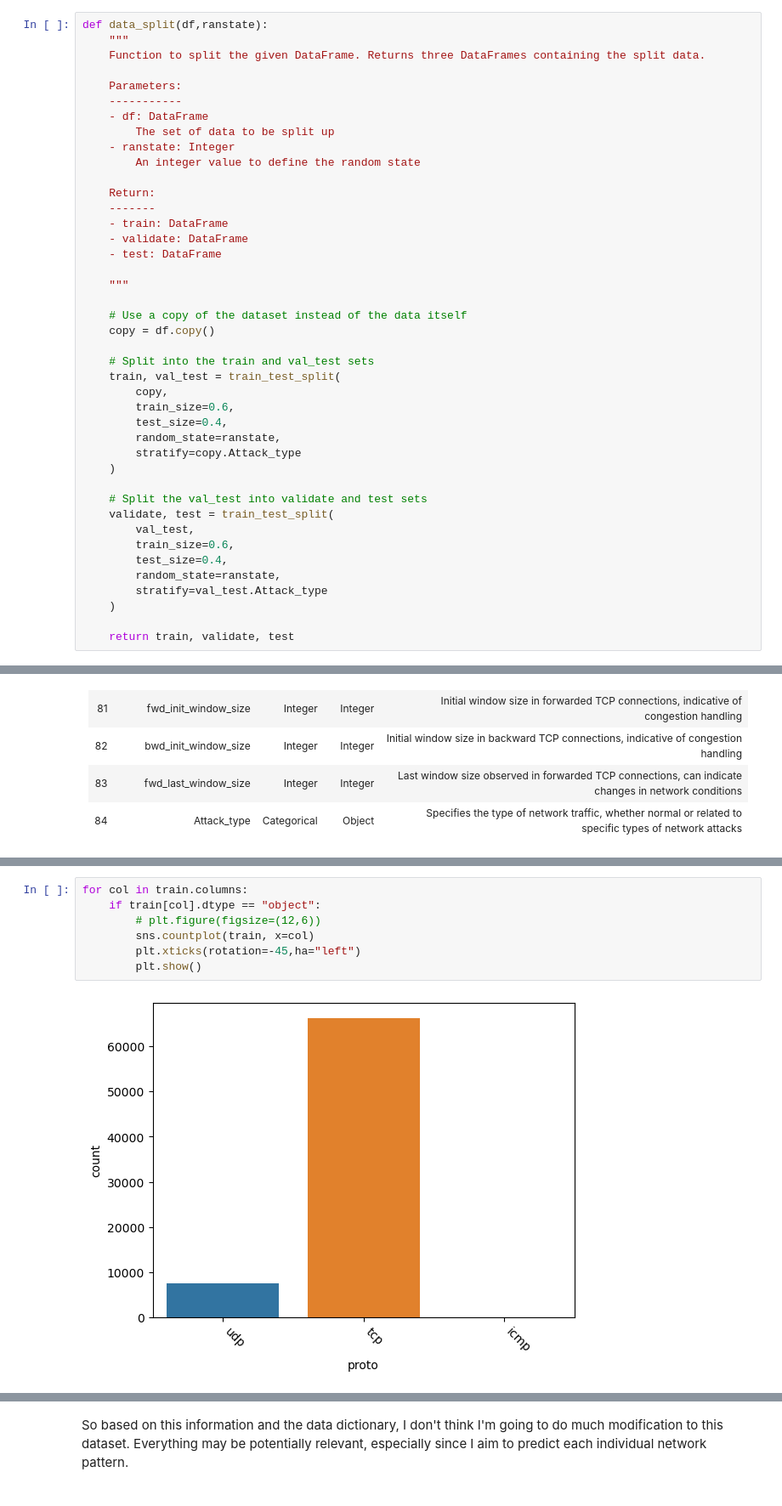
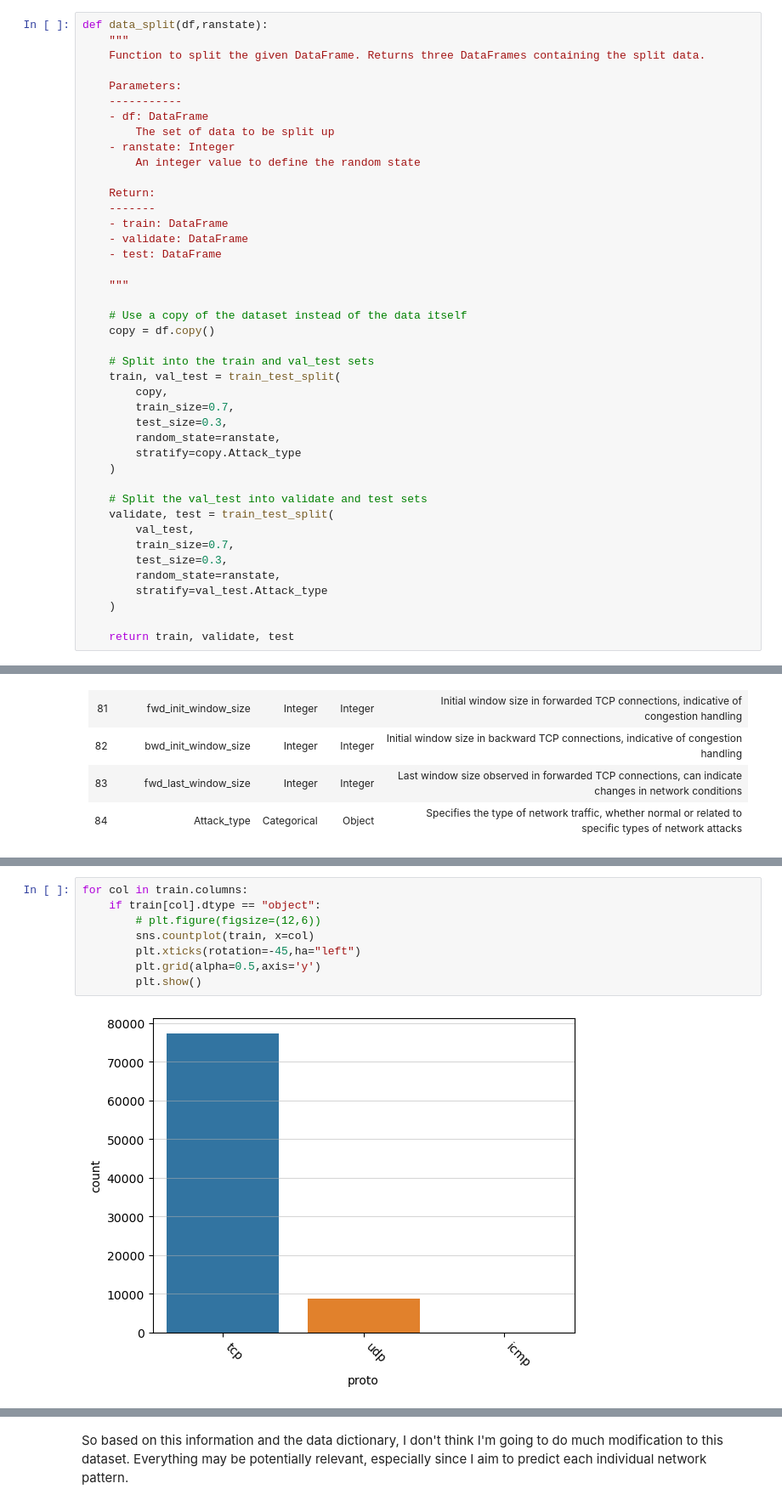
Before and after one commit to Michael-Nelson361/RT-IOT2022, a Jupyter notebook: wrangle.ipynb, the cells around one changed output, grey strips where cells are left out. Shown: that part at 85% size. Saved outputs shown, nothing was run; the diff lists cells and outputs as text.

```diff
--- a/wrangle.ipynb
+++ b/wrangle.ipynb
@@ -418,8 +418,8 @@ def data_split(df,ranstate):
     # Split into the train and val_test sets
     train, val_test = train_test_split(
         copy,
-        train_size=0.6,
-        test_size=0.4,
+        train_size=0.7,
+        test_size=0.3,
         random_state=ranstate,
         stratify=copy.Attack_type
     )
@@ -427,8 +427,8 @@ def data_split(df,ranstate):
     # Split the val_test into validate and test sets
     validate, test = train_test_split(
         val_test,
-        train_size=0.6,
-        test_size=0.4,
+        train_size=0.7,
+        test_size=0.3,
         random_state=ranstate,
         stratify=val_test.Attack_type
     )
@@ -539,9 +542,10 @@ I need to understand what these variables are measuring and how to interpret the
 # %%
 for col in train.columns:
     if train[col].dtype == "object":
         # plt.figure(figsize=(12,6))
         sns.countplot(train, x=col)
         plt.xticks(rotation=-45,ha="left")
+        plt.grid(alpha=0.5,axis='y')
         plt.show()
 # %% [output]
-[figure, old version]
+[figure, new version]
```
Also changed, not shown: parts of 60 cells of this notebook, 1 other file.
